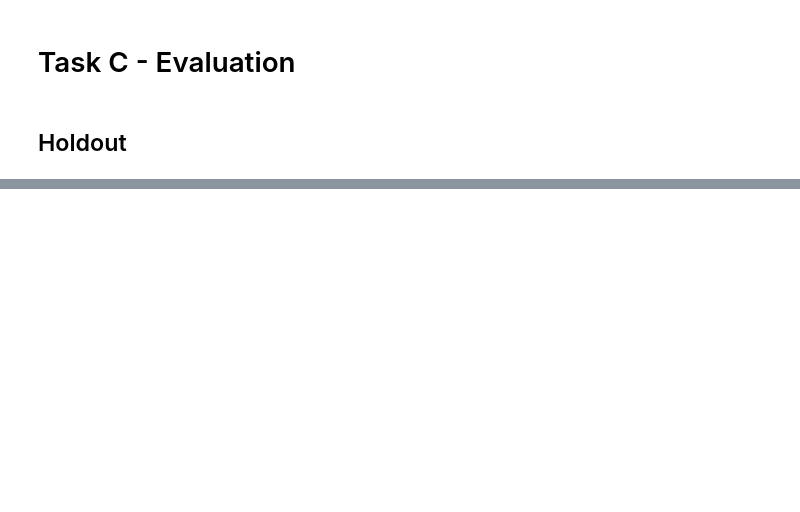
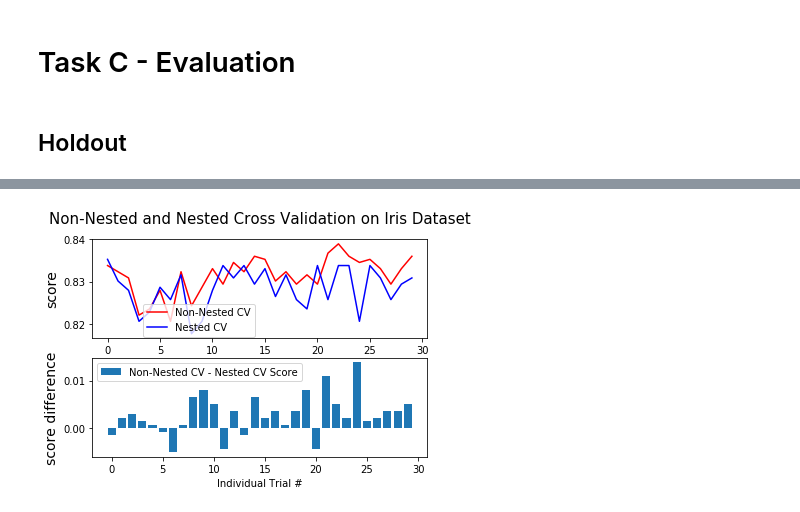
Before and after one commit to McKingly/ED-Data-Mining, a Jupyter notebook: Notebook1.ipynb, the cells around one changed output, grey strips where cells are left out. Drawn from its saved outputs; the diff is of its cells as text; code cells hidden in the pictures; blank space fills up the shorter version.

Commit message:
Nested and non-nested CV score added.

```diff
--- a/Notebook1.ipynb
+++ b/Notebook1.ipynb
@@ -665,0 +673,20 @@ SVM accuracy =  0.8349514563106796
+# %%
+from sklearn.model_selection import cross_val_score
+from sklearn import metrics
+
+pca = PCA(n_components=2)
+X_test1_pca = pca.fit_transform(X1)
+
+print("Default scoring")
+scores = cross_val_score(mlp_Dataset1, X_test1_pca, y1, cv=5)
+print("MLP Accuracy: %0.2f (+/- %0.2f)" % (scores.mean(), scores.std() * 2))
+
+scores = cross_val_score(svm_Dataset1, X_test1_pca, y1, cv=5)
+print("SVM Accuracy: %0.2f (+/- %0.2f)" % (scores.mean(), scores.std() * 2))
+
+print("\nF1 Macro scoring")
+scores = cross_val_score(mlp_Dataset1, X_test1_pca, y1, cv=5, scoring='f1_macro')
+print("MLP Accuracy: %0.2f (+/- %0.2f)" % (scores.mean(), scores.std() * 2))
+
+scores = cross_val_score(svm_Dataset1, X_test1_pca, y1, cv=5, scoring='f1_macro')
+print("SVM Accuracy: %0.2f (+/- %0.2f)" % (scores.mean(), scores.std() * 2))
@@ -665,0 +701,62 @@ SVM accuracy =  0.8349514563106796
+# %%
+from sklearn.model_selection import GridSearchCV, cross_val_score, KFold
+
+NUM_TRIALS = 30
+
+svm = svm_Dataset1
+X_iris = X_test1_pca
+y_iris = y1
+
+# Arrays to store scores
+non_nested_scores = np.zeros(NUM_TRIALS)
+nested_scores = np.zeros(NUM_TRIALS)
+
+p_grid = {"C": [1, 10, 100],
+          "gamma": [.01, .1]}
+
+# Loop for each trial
+for i in range(NUM_TRIALS):
+
+    # Choose cross-validation techniques for the inner and outer loops,
+    # independently of the dataset.
+    # E.g "GroupKFold", "LeaveOneOut", "LeaveOneGroupOut", etc.
+    inner_cv = KFold(n_splits=4, shuffle=True, random_state=i)
+    outer_cv = KFold(n_splits=4, shuffle=True, random_state=i)
+
+    # Non_nested parameter search and scoring
+    clf = GridSearchCV(estimator=svm, param_grid=p_grid, cv=inner_cv)
+    clf.fit(X_iris, y_iris)
+    non_nested_scores[i] = clf.best_score_
+
+    # Nested CV with parameter optimization
+    nested_score = cross_val_score(clf, X=X_iris, y=y_iris, cv=outer_cv)
+    nested_scores[i] = nested_score.mean()
+
+score_difference = non_nested_scores - nested_scores
+
+print("Average difference of {0:6f} with std. dev. of {1:6f}."
+      .format(score_difference.mean(), score_difference.std()))
+
+# Plot scores on each trial for nested and non-nested CV
+plt.figure()
+plt.subplot(211)
+non_nested_scores_line, = plt.plot(non_nested_scores, color='r')
+nested_line, = plt.plot(nested_scores, color='b')
+plt.ylabel("score", fontsize="14")
+plt.legend([non_nested_scores_line, nested_line],
+           ["Non-Nested CV", "Nested CV"],
+           bbox_to_anchor=(0, .4, .5, 0))
+plt.title("Non-Nested and Nested Cross Validation on Iris Dataset",
+          x=.5, y=1.1, fontsize="15")
+
+# Plot bar chart of the difference.
+plt.subplot(212)
+difference_plot = plt.bar(range(NUM_TRIALS), score_difference)
+plt.xlabel("Individual Trial #")
+plt.legend([difference_plot],
+           ["Non-Nested CV - Nested CV Score"],
+           bbox_to_anchor=(0, 1, .8, 0))
+plt.ylabel("score difference", fontsize="14")
+
+plt.show()
+# %% [output]
@@ -665,0 +765 @@ SVM accuracy =  0.8349514563106796
+[figure, added]
```
Also changed, not shown: parts of 25 cells of this notebook.
